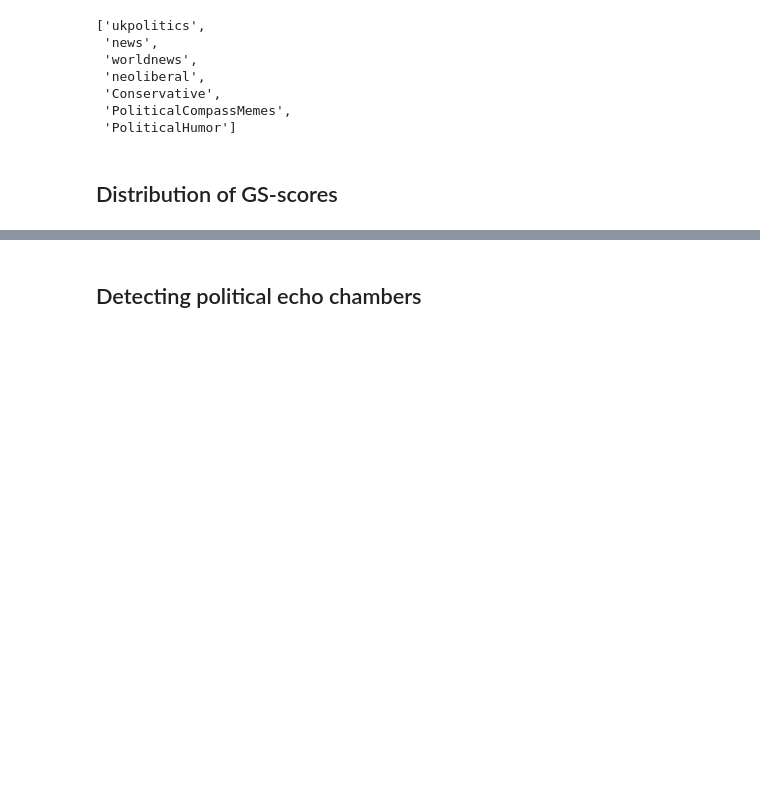
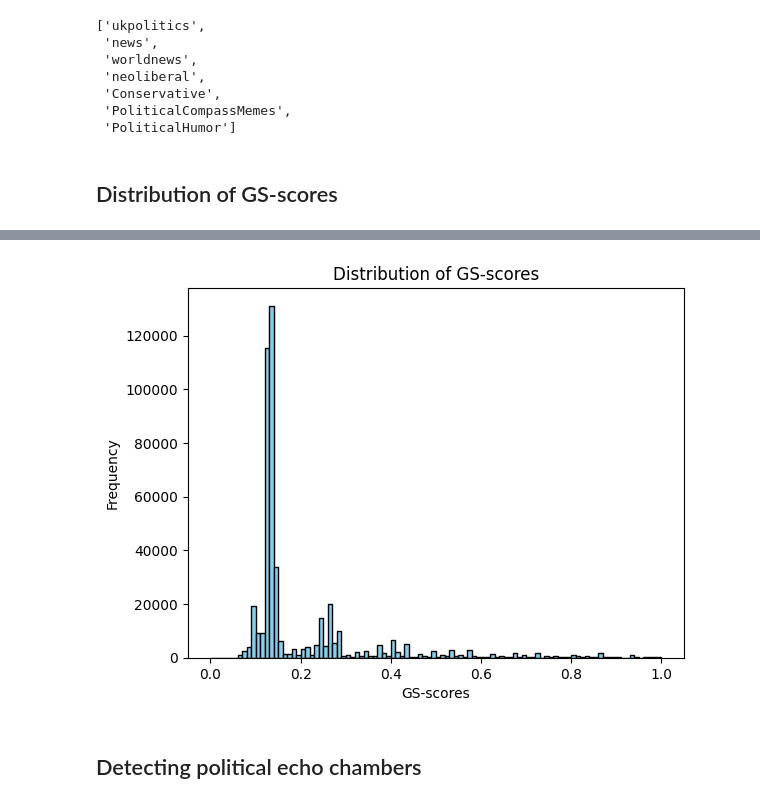
Before and after one commit to boni-teppanyaki/CSCD25-Project, a Jupyter notebook: project.ipynb, the cells around one changed output, grey strips where cells are left out. Saved outputs shown, nothing was run; the diff lists cells and outputs as text; code cells hidden in the pictures; blank space fills up the shorter version.

```diff
--- a/project.ipynb
+++ b/project.ipynb
@@ -95,0 +123,4 @@ filtered_df_submissions = filtered_df_submissions[filtered_df_submissions['subre
+# %%
+user_df = df_c.groupby(['author', 'subreddit']).size().reset_index(name='comment_count')
+user_df = user_df.pivot_table(index='author', columns='subreddit', values='comment_count', fill_value=0)
+user_df
@@ -95,0 +144,10 @@ filtered_df_submissions = filtered_df_submissions[filtered_df_submissions['subre
+# %%
+import numpy as np
+
+temp_user_df = user_df.copy()
+for subreddit in user_df.columns:
+    temp_user_df[f'{subreddit}_sum'] = temp_user_df[subreddit].apply(lambda x: np.multiply(x, community_vectors[subreddit]))
+temp_user_df['com'] = temp_user_df['Conservative_sum']+temp_user_df['PoliticalCompassMemes_sum']+temp_user_df['PoliticalHumor_sum']+temp_user_df['neoliberal_sum']+temp_user_df['news_sum']+temp_user_df['ukpolitics_sum']+temp_user_df['worldnews_sum']
+temp_user_df.drop(columns=['Conservative_sum','PoliticalCompassMemes_sum','PoliticalHumor_sum','neoliberal_sum','news_sum','ukpolitics_sum','worldnews_sum'], inplace=True)
+user_df = temp_user_df.copy()
+user_df
@@ -95,0 +171,19 @@ filtered_df_submissions = filtered_df_submissions[filtered_df_submissions['subre
+# %%
+temp_user_df = user_df.copy()
+temp_user_df.drop(columns=['com'], inplace=True)
+for subreddit in temp_user_df.columns:
+    temp_user_df[f'{subreddit}_sub'] = user_df['com']
+temp_user_df.drop(columns=['Conservative','PoliticalCompassMemes','PoliticalHumor','neoliberal','news','ukpolitics','worldnews'], inplace=True)
+for subreddit in user_df.columns[:-1]:
+    temp_user_df[f'{subreddit}_sub'] = temp_user_df[f'{subreddit}_sub'].apply(lambda x: np.dot(community_vectors[subreddit], x))
+column_name_mapping = {'Conservative_sub':'Conservative','PoliticalCompassMemes_sub':'PoliticalCompassMemes','PoliticalHumor_sub':'PoliticalHumor','neoliberal_sub':'neoliberal','news_sub':'news','ukpolitics_sub':'ukpolitics','worldnews_sub':'worldnews'}
+temp_user_df.rename(columns=column_name_mapping, inplace=True)
+temp_user_df['com'] = 0
+# temp_user_df['sum'] = temp_user_df['Conservative_sub']+temp_user_df['PoliticalCompassMemes_sub']+temp_user_df['PoliticalHumor_sub']+temp_user_df['neoliberal_sub']+temp_user_df['news_sub']+temp_user_df['ukpolitics_sub']+temp_user_df['worldnews_sub']
+    # temp_user_df[f'{subreddit}_sub'] = temp_user_df[subreddit].apply(lambda x: np.multiply(temp_user_df[subreddit], np.dot(community_vectors[subreddit], temp_user_df['com']) / np.linalg.norm(temp_user_df['com'])))
+temp_user_df = user_df * temp_user_df
+temp_user_df.drop(columns=['com'], inplace=True)
+temp_user_df['sum'] = temp_user_df['Conservative']+temp_user_df['PoliticalCompassMemes']+temp_user_df['PoliticalHumor']+temp_user_df['neoliberal']+temp_user_df['news']+temp_user_df['ukpolitics']+temp_user_df['worldnews']
+for index, row in temp_user_df.iterrows():
+    temp_user_df.loc[index, 'sum'] = temp_user_df.loc[index, 'sum'] / np.linalg.norm(user_df.loc[index, 'com'])
+temp_user_df
@@ -95,0 +205,5 @@ filtered_df_submissions = filtered_df_submissions[filtered_df_submissions['subre
+# %%
+selected_columns = political_subreddits
+temp_user_df['nonzero_count'] = temp_user_df[selected_columns].apply(lambda row: row.astype(bool).sum(), axis=1)
+temp_user_df['GS_score'] = temp_user_df['sum'] / temp_user_df['nonzero_count']
+temp_user_df
@@ -96,2 +225,10 @@ filtered_df_submissions = filtered_df_submissions[filtered_df_submissions['subre
+# %%
+plt.hist(temp_user_df['GS_score'], bins=100, range=(0,1), color='skyblue', edgecolor='black')
+plt.title('Distribution of GS-scores')
+plt.xlabel('GS-scores')
+plt.ylabel('Frequency')
+plt.show()
+# %% [output]
+[figure, added]
 # %% [markdown]
 ## Detecting political echo chambers
```
Also changed, not shown: parts of 17 cells of this notebook.
